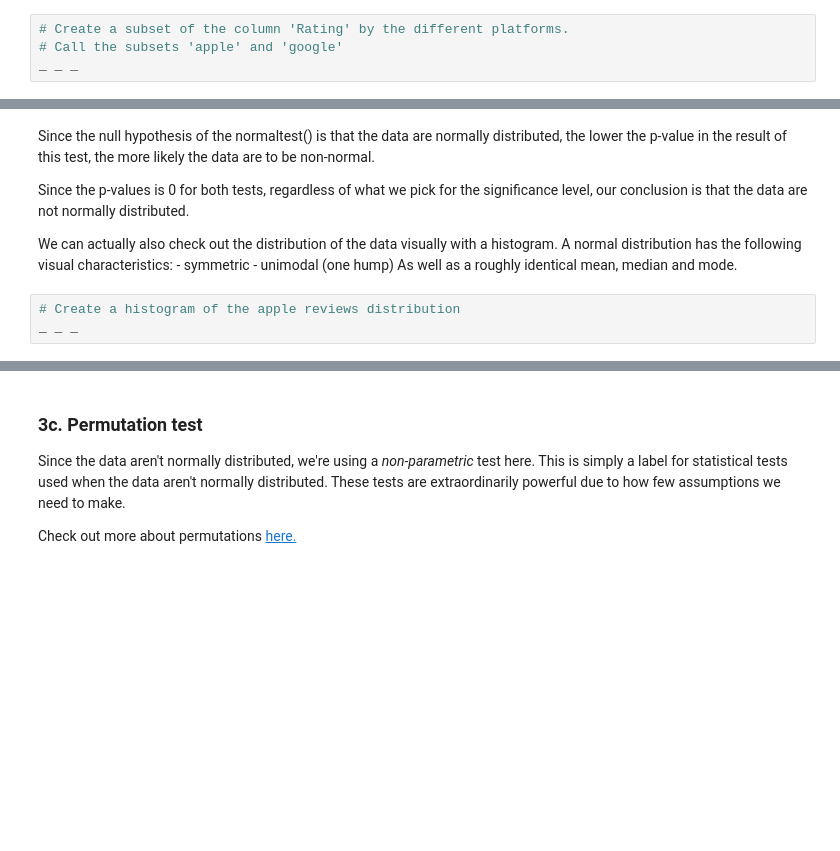
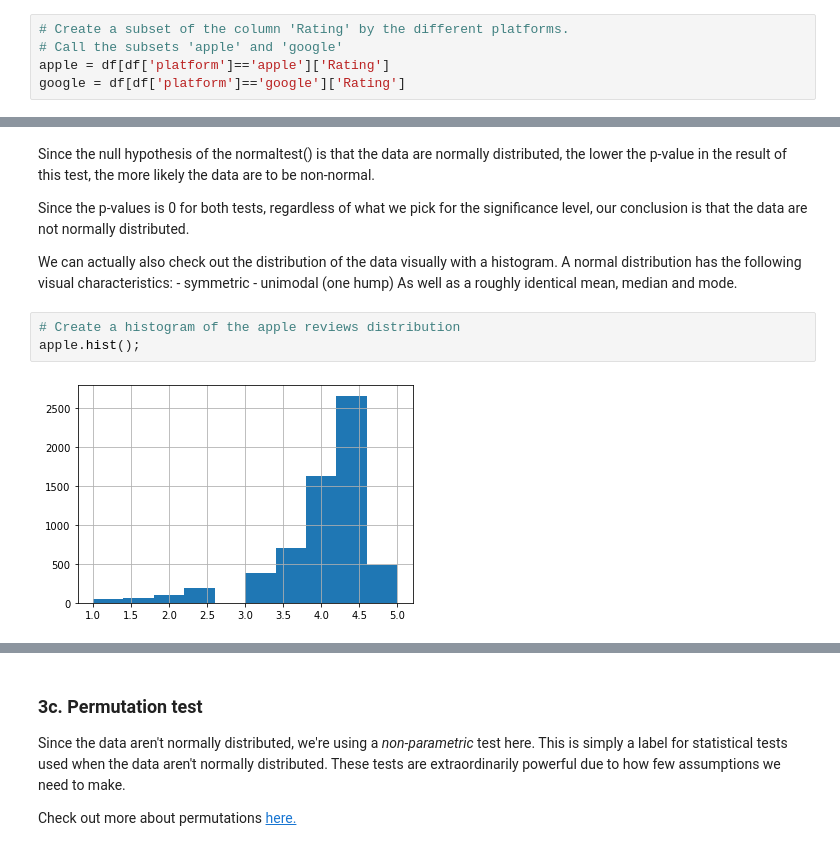
Before and after one commit to allen44/case-study-integrating-apps, a Jupyter notebook: Springboard Apps project - Tier 3 - Complete.ipynb, the cells around one changed output, grey strips where cells are left out. Drawn from its saved outputs; the diff is of its cells as text; blank space fills up the shorter version.

```diff
--- a/Springboard Apps project - Tier 3 - Complete.ipynb
+++ b/Springboard Apps project - Tier 3 - Complete.ipynb
@@ -449,7 +449,8 @@ There are many different statistical tests, all with different assumptions. You'
 # %%
 # Create a subset of the column 'Rating' by the different platforms.
 # Call the subsets 'apple' and 'google'
-_ _ _
+apple = df[df['platform']=='apple']['Rating']
+google = df[df['platform']=='google']['Rating']
 # %%
 # Using the stats.normaltest() method, get an indication of whether the apple data are normally distributed
 # Save the result in a variable called apple_normal, and print it out
@@ -468,6 +475,8 @@ We can actually also check out the distribution of the data visually with a hist
 As well as a roughly identical mean, median and mode.
 # %%
 # Create a histogram of the apple reviews distribution
-_ _ _
+apple.hist();
+# %% [output]
+[figure, added]
 # %%
 # Create a histogram of the google data
```
Also changed, not shown: parts of 9 cells of this notebook.
